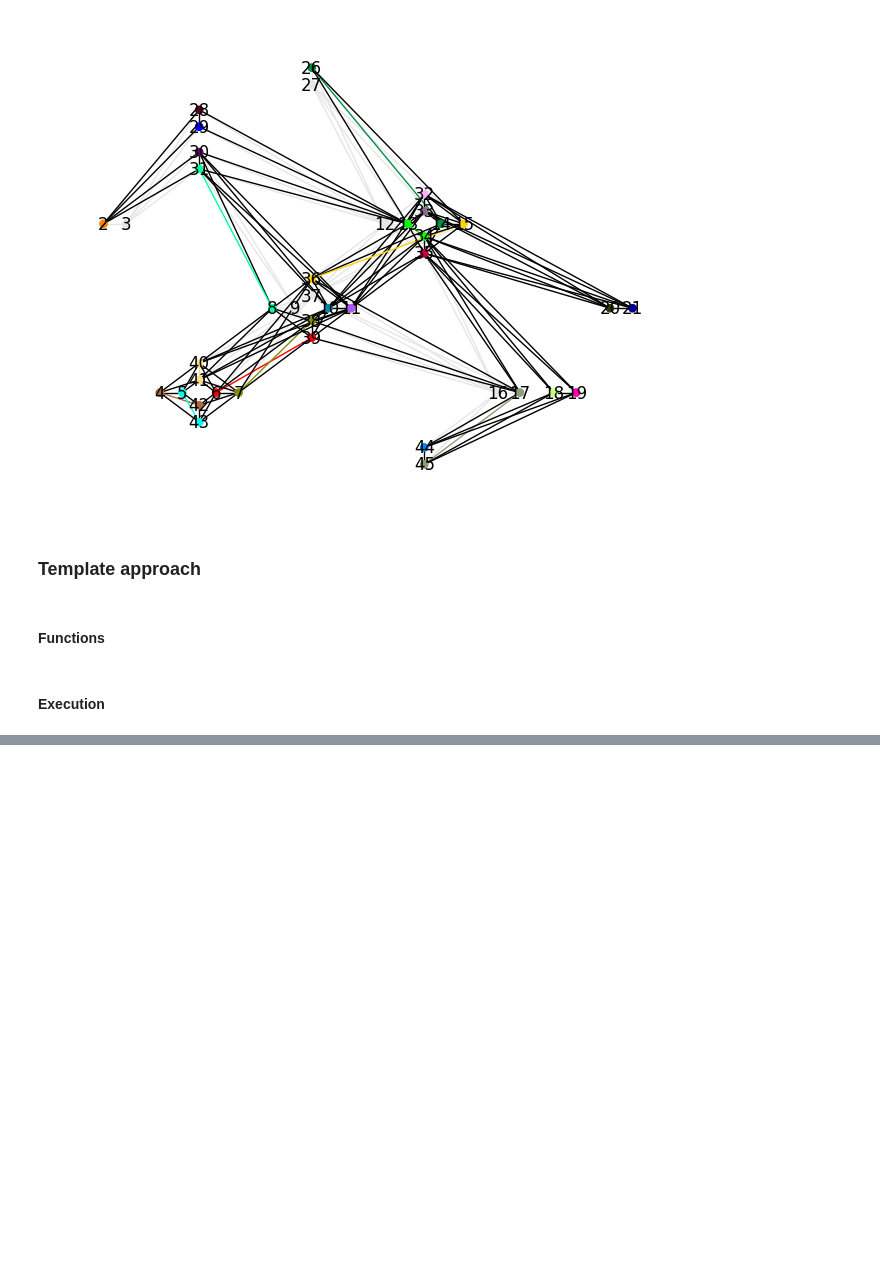
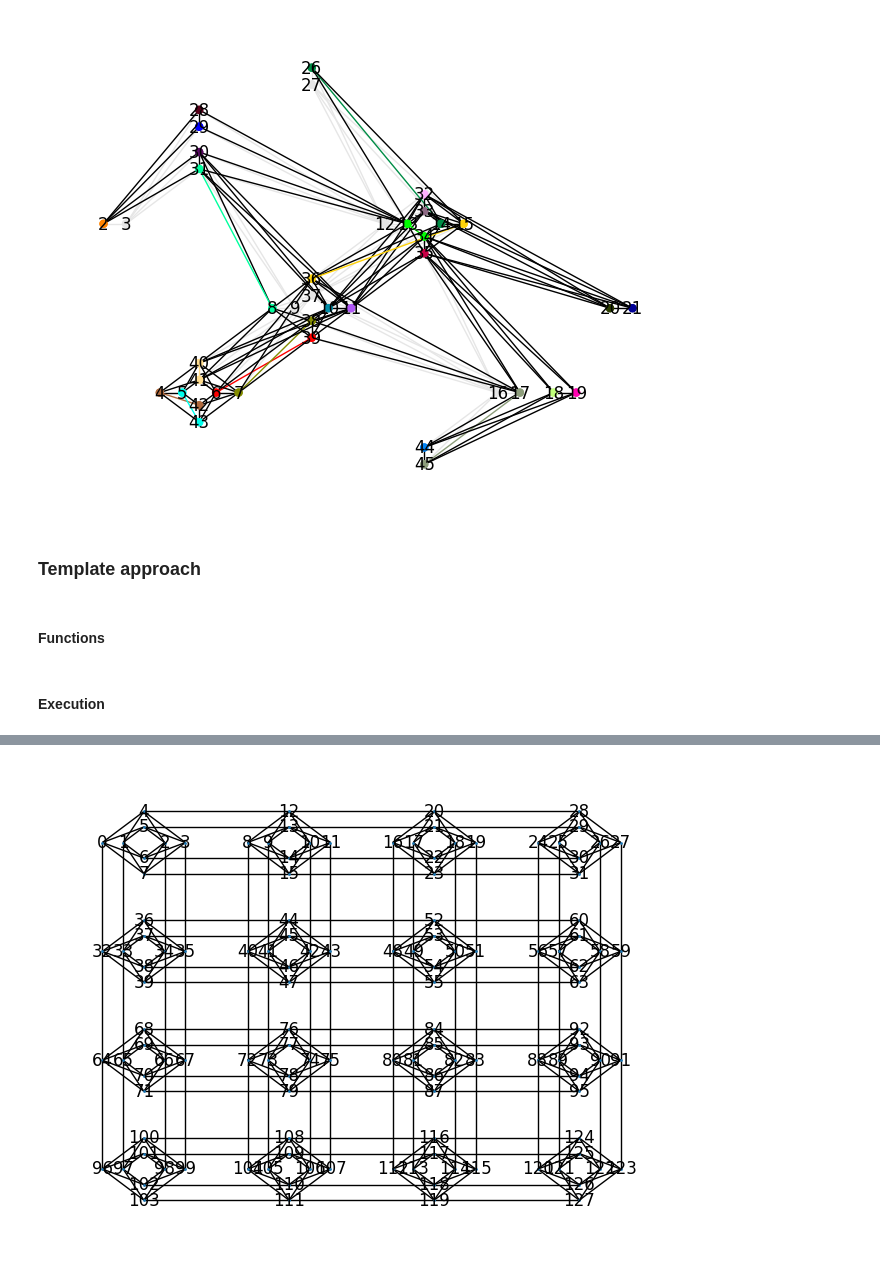
Before and after one commit to AndreaDiTrani/Quantum-Optimization-internship, a Jupyter notebook: pruning_embedding.ipynb, the cells around one changed output, grey strips where cells are left out. Drawn from its saved outputs; the diff is of its cells as text; code cells hidden in the pictures; blank space fills up the shorter version.

```diff
--- a/pruning_embedding.ipynb
+++ b/pruning_embedding.ipynb
@@ -590,7 +593,7 @@ nx.draw(template, pos_template)
 # %%
 #DWAVE default minor-embedding
 
-embedding = minorminer.find_embedding(graph2, target)
+embedding = minorminer.find_embedding(template, target)
 
 if len(embedding.keys()) == 0:
     print('Embedding failed')
@@ -1291,0 +1358,7 @@ Best objective 1.700000000000e+01, best bound 1.700000000000e+01, gap 0.0000%
+# %%
+if hardware_type == 'chimera':
+    dnx.draw_chimera(target, node_size=1, with_labels=True)
+else:
+    dnx.draw_pegasus(target, node_size=1, crosses=True, with_labels=True)
+# %% [output]
+[figure, added]
```
Also changed, not shown: parts of 30 cells of this notebook.
